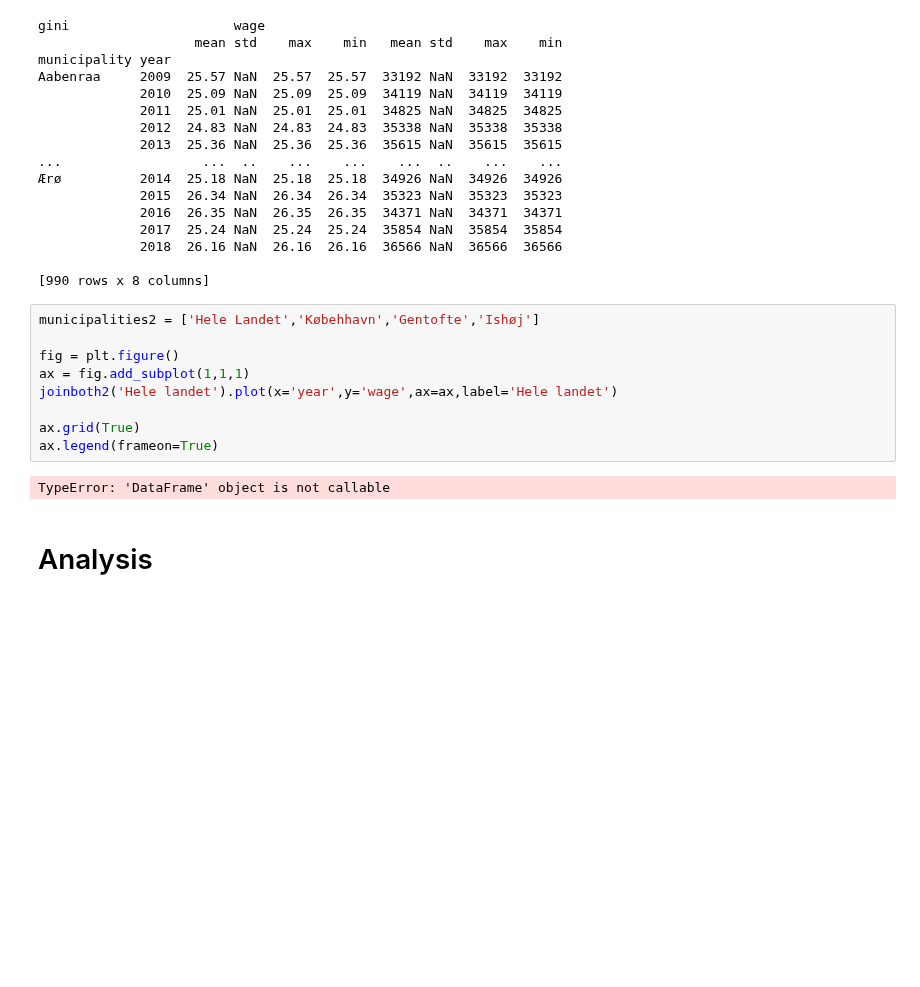
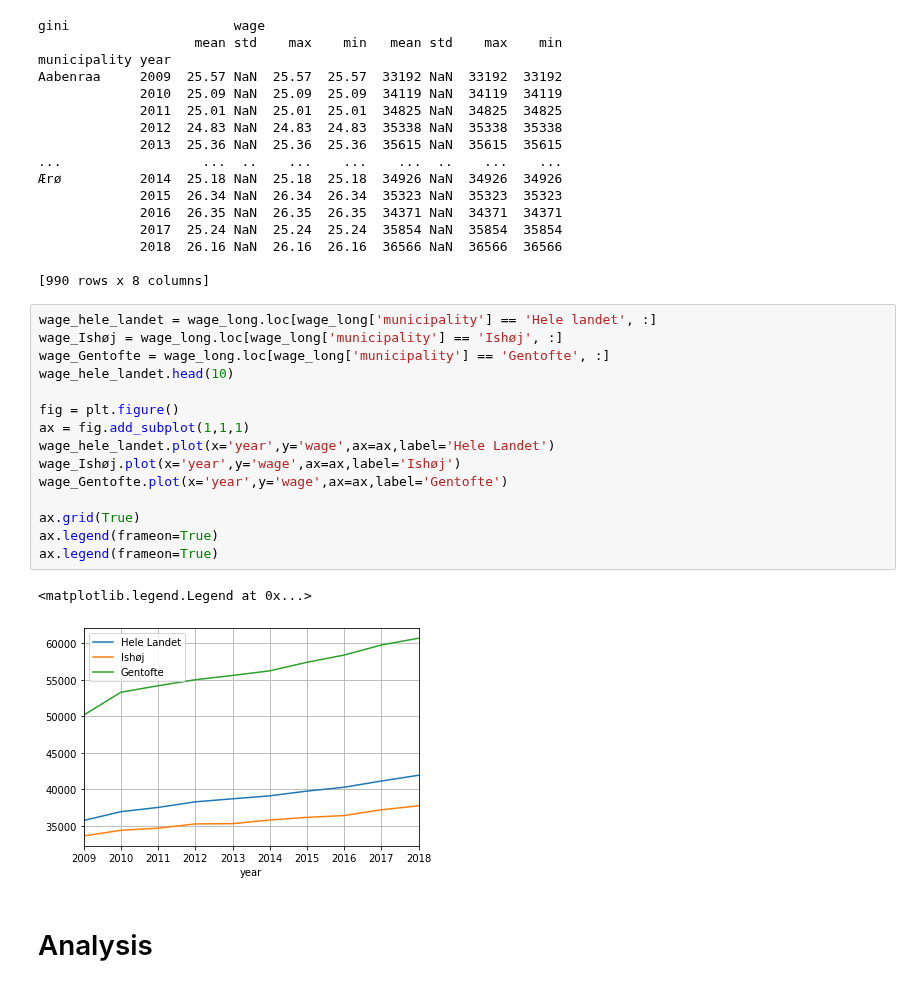
Before and after one commit to NumEconCopenhagen/projects-2020-tobiasharald, a Jupyter notebook: dataproject/dataproject.ipynb, the cells around one changed output. Drawn from its saved outputs; the diff is of its cells as text; blank space fills up the shorter version.

```diff
--- a/dataproject/dataproject.ipynb
+++ b/dataproject/dataproject.ipynb
@@ -295,16 +292,23 @@ Aabenraa     2009  25.57 NaN  25.57  25.57  33192 NaN  33192  33192
 
 [990 rows x 8 columns]
 # %%
-municipalities2 = ['Hele Landet','Købehhavn','Gentofte','Ishøj']
+wage_hele_landet = wage_long.loc[wage_long['municipality'] == 'Hele landet', :]
+wage_Ishøj = wage_long.loc[wage_long['municipality'] == 'Ishøj', :]
+wage_Gentofte = wage_long.loc[wage_long['municipality'] == 'Gentofte', :]
+wage_hele_landet.head(10)
 
 fig = plt.figure()
 ax = fig.add_subplot(1,1,1)
-joinboth2('Hele landet').plot(x='year',y='wage',ax=ax,label='Hele landet')
+wage_hele_landet.plot(x='year',y='wage',ax=ax,label='Hele Landet')
+wage_Ishøj.plot(x='year',y='wage',ax=ax,label='Ishøj')
+wage_Gentofte.plot(x='year',y='wage',ax=ax,label='Gentofte')
 
 ax.grid(True)
 ax.legend(frameon=True)
+ax.legend(frameon=True)
 # %% [output]
-TypeError: 'DataFrame' object is not callable
+<matplotlib.legend.Legend at 0x...>
+[figure, added]
 # %% [markdown]
 # Analysis
 # %% [markdown]
```
Also changed, not shown: parts of 2 cells of this notebook.
